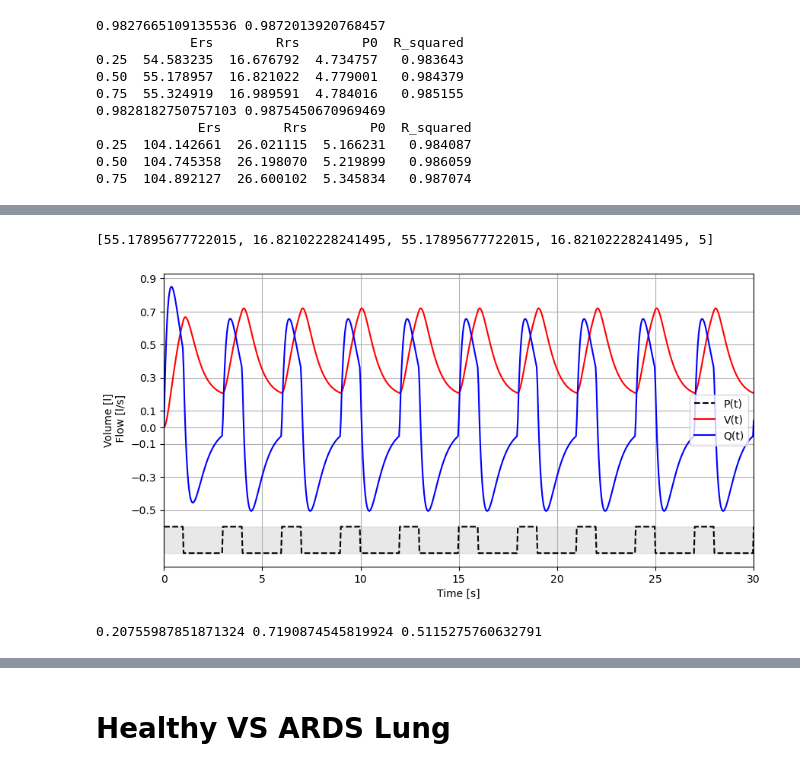
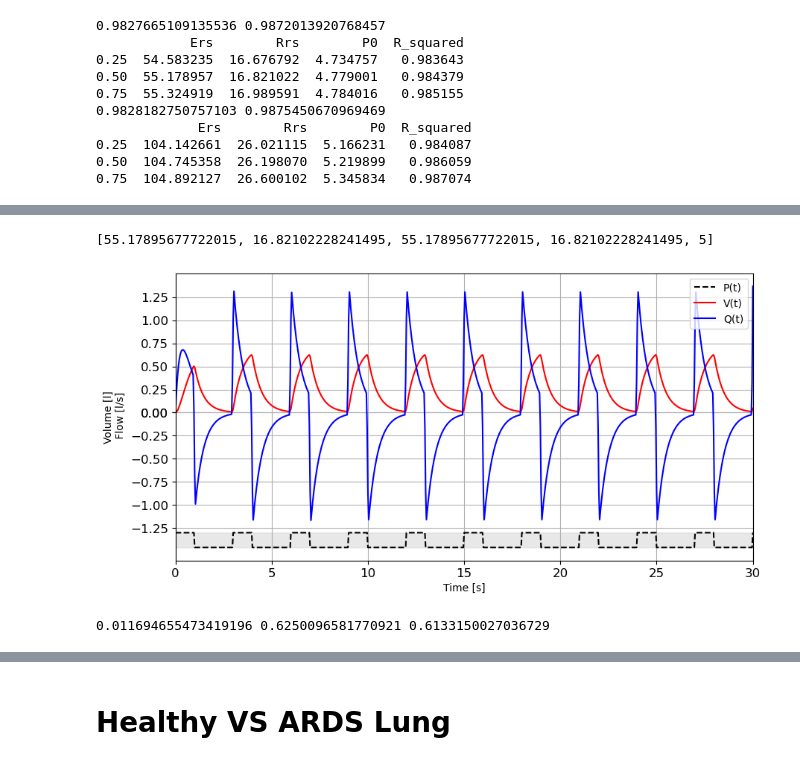
Before and after one commit to julienbrandoit/GBIO0014-2---ARDS-and-healthy-lungs-analysis, a Jupyter notebook: project.ipynb, the cells around one changed output, grey strips where cells are left out. Cells and saved outputs as stored; diff of their text form; code cells hidden in the pictures.

```diff
--- a/project.ipynb
+++ b/project.ipynb
@@ -307,11 +307,25 @@ def square_wave(t, p_max=20, p_min=0, PEEP=5, BR_per_min=20, exp_ratio=2/3):
 
 t = np.arange(0, 30.001, 0.04)
 P = [square_wave(x) for x in t]
+
+P_dot = np.gradient(P, t)
+plt.figure(figsize=(10, 5))
+plt.xticks(fontsize=12)
+plt.yticks(fontsize=12)
+plt.plot(t, P_dot)
+plt.grid()
+plt.xlabel('Time [s]', fontsize=14)
+plt.ylabel(r'$\dot{P} $ approximation [cmH2O/s]', fontsize=14)
+plt.savefig('P_dot.png')
+plt.figure(figsize=(10, 5))
+
 plt.plot(t, P, '--')
 plt.scatter(t, P, marker='x', s=4, color='r')
-plt.xlabel('Time [s]')
-plt.ylabel('Pressure [cmH2O]')
+plt.xlabel('Time [s]', fontsize=14)
+plt.ylabel('Pressure [cmH2O]', fontsize=14)
 plt.grid()
+plt.xticks(fontsize=12)
+plt.yticks(fontsize=12)
 plt.savefig('square_wave.png')
 plt.show()
 # %% [output]
@@ -328,18 +343,25 @@ def model(t, x, params):
     R2 = params[3]
     Rc = params[4]
     P = params[5](t)
+    P_dot = params[6](t)
+    PEEP = params[7]
 
     dV = Q
-    dQ = ( (E1 + E2) * P - ((R2 + Rc)*E1 +(R1+Rc)*E2)*Q - E1*E2*V ) / (R1*R2 + Rc*(R1+R2))
+    dQ = ( (R1 + R2)*P_dot + (E1 + E2) * (P - PEEP) - ((R2 + Rc)*E1 +(R1+Rc)*E2)*Q - E1*E2*V ) / (R1*R2 + Rc*(R1+R2))
 
     return [dV, dQ]
+
 
 from scipy.integrate import solve_ivp
 from scipy.interpolate import interp1d
 
-def simulate_cycle(t, P, params, initial_conditions):
+def simulate_cycle(t, P, params, initial_conditions, PEEP = 5):
+    P_dot = np.gradient(P, t)
     P = interp1d(t, P, kind='linear', fill_value='extrapolate')
+    P_dot = interp1d(t, P_dot, kind='linear', fill_value='extrapolate')
     params.append(P)
+    params.append(P_dot)
+    params.append(PEEP)
     t_span = [min(t), max(t)]
     sol = solve_ivp(model, t_span, initial_conditions, args=(params,), t_eval=t, max_step=0.04)
     return sol
@@ -353,39 +375,41 @@ print(params)
 sol = simulate_cycle(t, P, params, initial_conditions)
 # Calculate min and max of scaled P(t)
 f = 0.2
-y_offset = 0.8
+y_offset = 1.5
 scaled_P = [f*p/np.max(P) - y_offset for p in P]
 min_scaled_P = min(scaled_P)
 max_scaled_P = max(scaled_P)
 
 # Plotting dashed P(t) with background fill
 plt.figure(figsize=(10, 5))
 plt.fill_between(t, min_scaled_P, max_scaled_P, color='lightgrey', alpha=0.5)
 plt.plot(t, scaled_P, 'k--', label='P(t)')
 
 V_total = sol.y[0]
 Q_total = sol.y[1]
 
 plt.plot(sol.t, sol.y[0], label='V(t)', color='r')
 plt.plot(sol.t, sol.y[1], label='Q(t)', color='b')
 
 plt.xlim(min(t), max(t))
 
 plt.xlabel('Time [s]')
 plt.ylabel('Volume [l]\n Flow [l/s]')
 plt.grid()
 
 plt.legend(loc='best')
 # Set y ticks from -0.5 to 0.9 with a step size of 0.1
-plt.gca().set_yticks(list(np.arange(-0.5, 1.0, 0.2)) + [0])
+plt.gca().set_yticks(list(np.arange(-1.25, 1.3, 0.25)) + [0])
+plt.xticks(fontsize=12)
+plt.yticks(fontsize=12)
 plt.savefig('cycle_simulation.png')
 plt.show()
 
 print(min(V_total[len(V_total)//2:]), max(V_total[len(V_total)//2:]), max(V_total[len(V_total)//2:]) - min(V_total[len(V_total)//2:]))
 # %% [output]
 [55.17895677722015, 16.82102228241495, 55.17895677722015, 16.82102228241495, 5]
-[figure, old version]
+[figure, new version]
-0.20755987851871324 0.7190874545819924 0.5115275760632791
+0.011694655473419196 0.6250096581770921 0.6133150027036729
 # %%
 def lungs_model(t, x, params):
 
```
Also changed, not shown: parts of 4 cells of this notebook, 9 other files.
